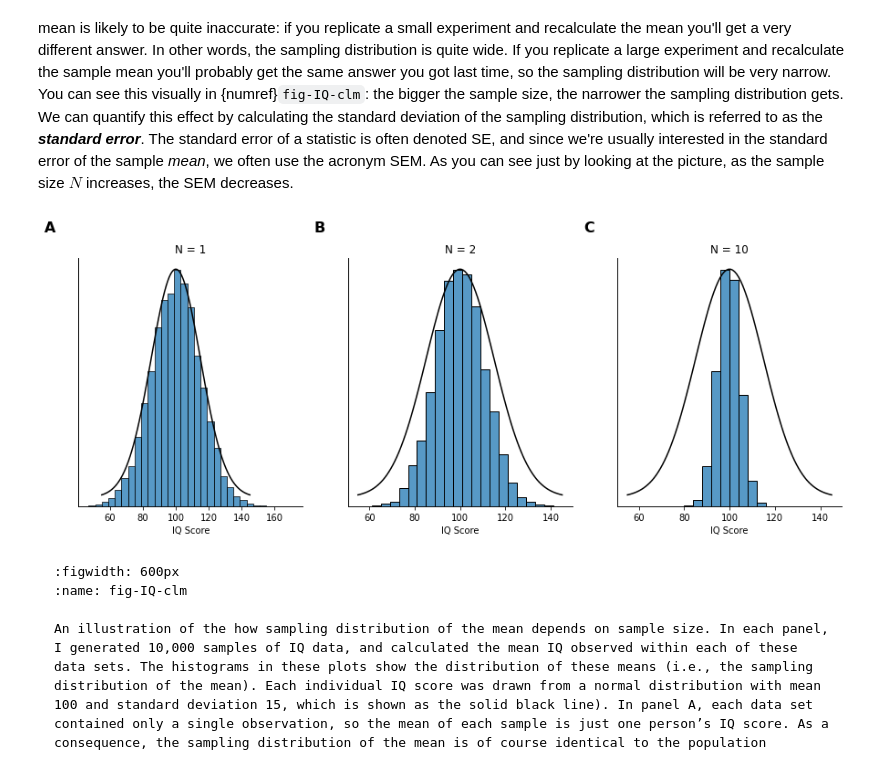
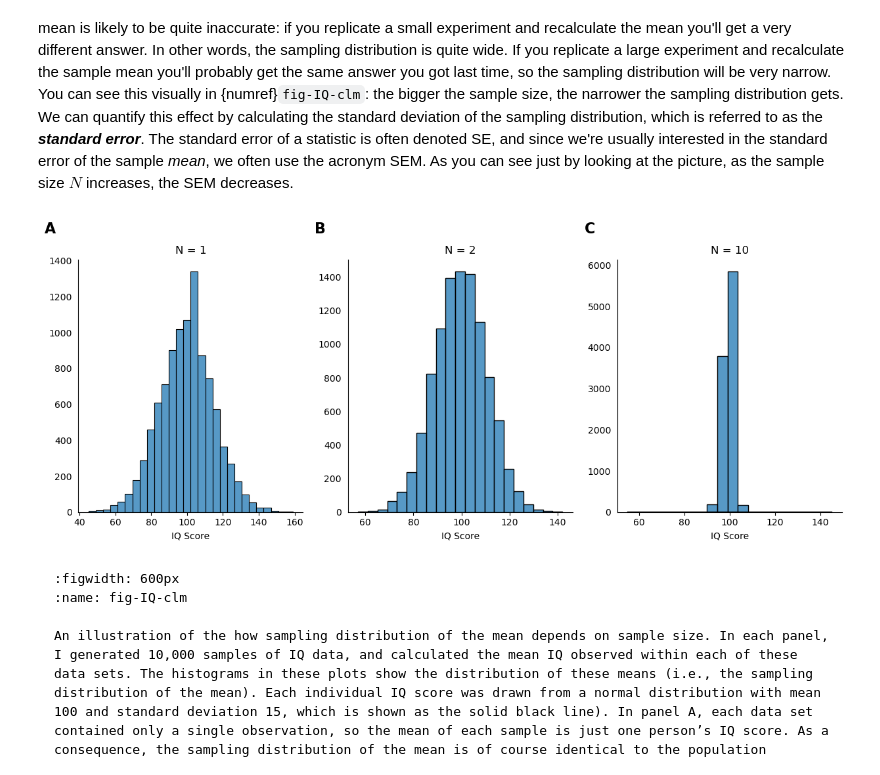
Before and after one commit to johnfkraus/pythonbook, a Jupyter notebook: Chapters/04.03-estimation.ipynb, the cells around one changed output. Cells and saved outputs as stored; diff of their text form; code cells hidden in the pictures.

````diff
--- a/Chapters/04.03-estimation.ipynb
+++ b/Chapters/04.03-estimation.ipynb
@@ -395,37 +393,37 @@ y = stats.norm.pdf(x, mu, sigma)
 fig, axes = plt.subplots(1, 3, figsize=(15, 5))
 
 
 labels = ['A', 'B', 'C']
 titles = ['N = 1', 'N = 2', 'N = 10']
 
 # run 10000 simulated experiments with either 1, 2, or 10 subjects each, and calculate the sample mean for each experiment
-for s,n in enumerate([1, 2, 10]):
+for s,n in enumerate([1, 2, 50]):
     sample_means = []
     for i in range(1,10000):
         sample_mean = statistics.mean(np.random.normal(loc=100,scale=15,size=n).astype(int))
         sample_means.append(sample_mean)
 
     # plot a histogram of the distribution of sample means, together with the population distribution
     ax1 = sns.histplot(sample_means, ax=axes[s], binwidth=4)
     ax1.set_title(titles[s])
     ax1.text(-0.1, 1.15, labels[s], transform=ax1.transAxes,fontsize=16, fontweight='bold', va='top', ha='right')
-    ax2 = ax1.twinx()
+    # ax2 = ax1.twinx()
     sns.lineplot(x=x,y=y, color='black')
 
 
     # format the figures
     subaxes=[ax1, ax2]
     for ax in subaxes:
-        ax.set(yticklabels=[])
+        # ax.set(yticklabels=[])
         ax.set(ylabel=None)
         ax.set(xlabel='IQ Score')
         ax.tick_params(axis='both',
                     which='both',
                     left=False,
                     right=False)
         ax.spines[['right', 'top']].set_visible(False)
 # %% [output]
-[figure, old version]
+[figure, new version]
 # %% [markdown]
 ```{glue:figure} IQ_clm-fig
 :figwidth: 600px
````
Also changed, not shown: parts of 37 cells of this notebook, 9 other files.
